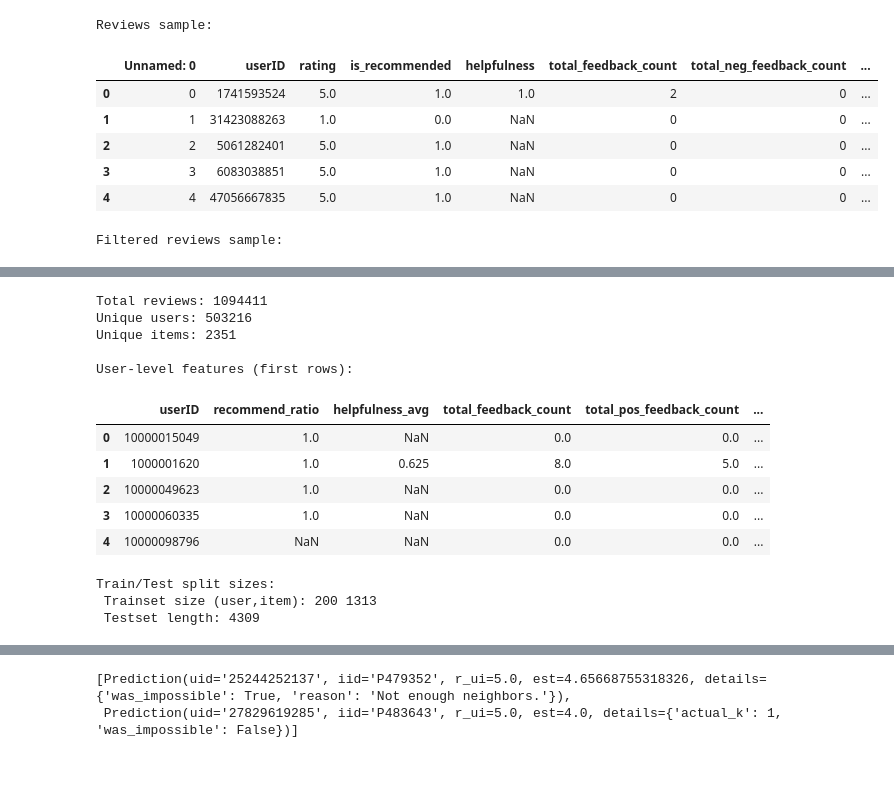
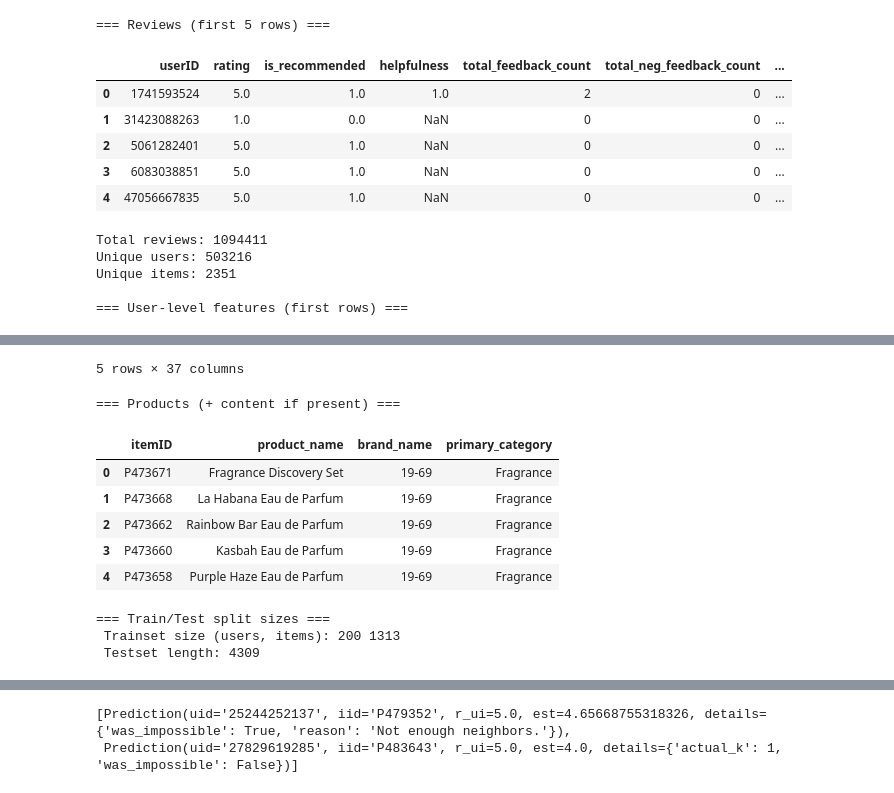
Before and after one commit to nurs-1502/Web_Mining_Project, a Jupyter notebook: Updated_Recommender_System.ipynb, the cells around one changed output, grey strips where cells are left out. Cells and saved outputs as stored; diff of their text form; code cells hidden in the pictures.

```diff
--- a/Updated_Recommender_System.ipynb
+++ b/Updated_Recommender_System.ipynb
@@ -152,30 +171,36 @@ Computing the pearson similarity matrix...
 Done computing similarity matrix.
 Generated 4309 predictions
 # %%
-# Sanity-check of preprocessed data
-print("Reviews sample:")
+# ─── Sanity-Check Preprocessed Data ─────────────────────────────────────────────
+print("=== Reviews (first 5 rows) ===")
 display(reviews.head())
-
-if 'reviews_sub' in globals():
-    print("Filtered reviews sample:")
-    display(reviews_sub.head())
 
 print(f"Total reviews: {len(reviews)}")
 print(f"Unique users: {reviews['userID'].nunique()}")
 print(f"Unique items: {reviews['itemID'].nunique()}")
 
-print("\nUser-level features (first rows):")
-display(user_extra.head())
+print("\n=== User-level features (first rows) ===")
+display(user_features.head())
 
-print("\nTrain/Test split sizes:")
-print(" Trainset size (user,item):", trainset.n_users, trainset.n_items)
+print("\n=== Products (+ content if present) ===")
+cols = ['itemID', 'product_name', 'brand_name', 'primary_category']
+if 'content' in products.columns:
+    cols.append('content')
+display(products[cols].head())
+
+print("\n=== Train/Test split sizes ===")
+print(" Trainset size (users, items):", trainset.n_users, trainset.n_items)
 print(" Testset length:", len(testset))
 # %% [output]
-Reviews sample:
+=== Reviews (first 5 rows) ===
-|  | Unnamed: 0 | userID | rating | is_recommended | helpfulness | total_feedback_count | total_neg_feedback_count | ... |
-| 0 | 0 | 1741593524 | 5.0 | 1.0 | 1.0 | 2 | 0 | ... |
-| 1 | 1 | 31423088263 | 1.0 | 0.0 | NaN | 0 | 0 | ... |
-| 2 | 2 | 5061282401 | 5.0 | 1.0 | NaN | 0 | 0 | ... |
-| 3 | 3 | 6083038851 | 5.0 | 1.0 | NaN | 0 | 0 | ... |
-| 4 | 4 | 47056667835 | 5.0 | 1.0 | NaN | 0 | 0 | ... |
+|  | userID | rating | is_recommended | helpfulness | total_feedback_count | total_neg_feedback_count | ... |
+| 0 | 1741593524 | 5.0 | 1.0 | 1.0 | 2 | 0 | ... |
+| 1 | 31423088263 | 1.0 | 0.0 | NaN | 0 | 0 | ... |
+| 2 | 5061282401 | 5.0 | 1.0 | NaN | 0 | 0 | ... |
+| 3 | 6083038851 | 5.0 | 1.0 | NaN | 0 | 0 | ... |
+| 4 | 47056667835 | 5.0 | 1.0 | NaN | 0 | 0 | ... |
-Filtered reviews sample:
+Total reviews: 1094411
+Unique users: 503216
+Unique items: 2351
+
+=== User-level features (first rows) ===
@@ -188,15 +213,12 @@ Filtered reviews sample:
-Total reviews: 1094411
-Unique users: 503216
-Unique items: 2351
-
-User-level features (first rows):
+5 rows × 37 columns
+=== Products (+ content if present) ===
-|  | userID | recommend_ratio | helpfulness_avg | total_feedback_count | total_pos_feedback_count | ... |
-| 0 | 10000015049 | 1.0 | NaN | 0.0 | 0.0 | ... |
-| 1 | 1000001620 | 1.0 | 0.625 | 8.0 | 5.0 | ... |
-| 2 | 10000049623 | 1.0 | NaN | 0.0 | 0.0 | ... |
-| 3 | 10000060335 | 1.0 | NaN | 0.0 | 0.0 | ... |
-| 4 | 10000098796 | NaN | NaN | 0.0 | 0.0 | ... |
+|  | itemID | product_name | brand_name | primary_category |
+| 0 | P473671 | Fragrance Discovery Set | 19-69 | Fragrance |
+| 1 | P473668 | La Habana Eau de Parfum | 19-69 | Fragrance |
+| 2 | P473662 | Rainbow Bar Eau de Parfum | 19-69 | Fragrance |
+| 3 | P473660 | Kasbah Eau de Parfum | 19-69 | Fragrance |
+| 4 | P473658 | Purple Haze Eau de Parfum | 19-69 | Fragrance |
-Train/Test split sizes:
- Trainset size (user,item): 200 1313
- Testset length: 4309
+=== Train/Test split sizes ===
+ Trainset size (users, items): 200 1313
+ Testset length: 4309
 # %%
```
Also changed, not shown: parts of 9 cells of this notebook.
